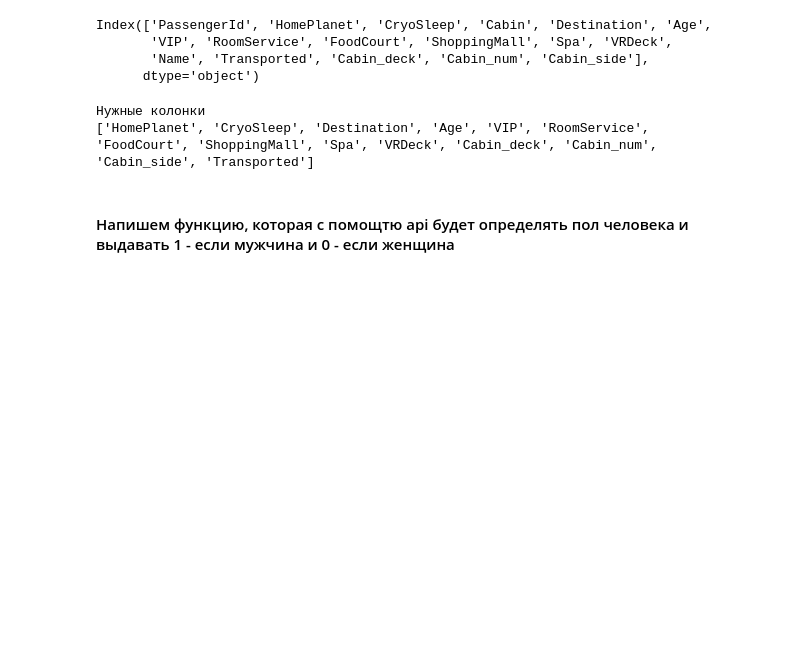
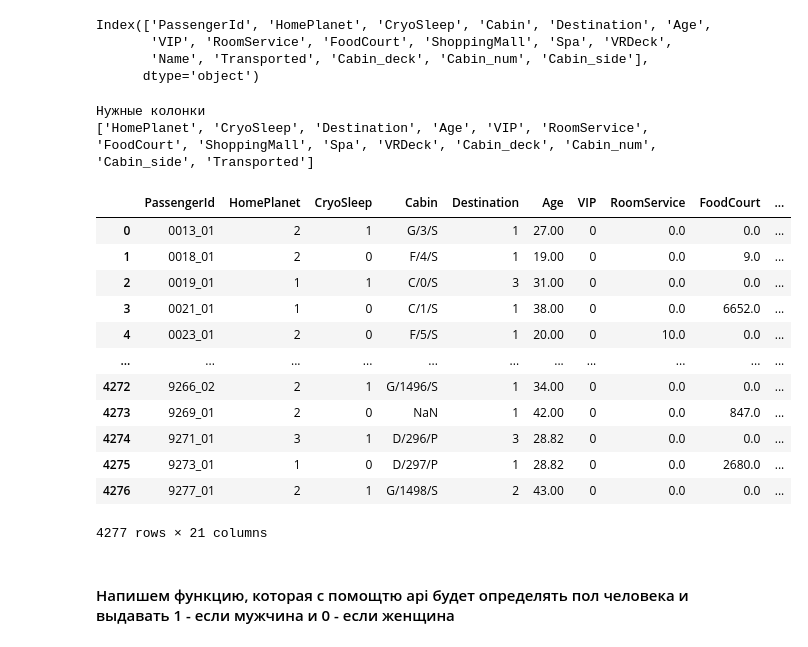
Before and after one commit to HghaVlad/ML_solutions, a Jupyter notebook: Spaceship_Titanic/make_features.ipynb, the cells around one changed output. Cells and saved outputs as stored; diff of their text form; code cells hidden in the pictures; blank space fills up the shorter version.

Commit message:
add fourth dataset

```diff
--- a/Spaceship_Titanic/make_features.ipynb
+++ b/Spaceship_Titanic/make_features.ipynb
@@ -274,5 +278,16 @@ def do_third_dataset(input_dataset):
     dataset['Sex'] = -1
     dataset.loc[dataset['Name'].isnull() == False, 'Sex'] = dataset[dataset['Name'].isnull() == False]['Name'].str.split(" ", expand=True)[0].agg(lambda x: unique_names[x])
     return dataset.drop("Name", axis=1)
+# %%
+def do_fourth_dataset(input_dataset):
+    names_list= pd.read_csv("features/name_list_full.csv").set_index("Full_name")['likelyGender'].agg(lambda x: 0 if x == "female" else 1).to_dict()
+    dataset = input_dataset.copy()
+    dataset['Sex'] = -1
+    dataset.loc[dataset['Name'].isnull() == False, 'Sex'] = dataset[dataset['Name'].isnull() == False]['Name'].agg(lambda x: names_list[x])
+    dataset['TotalServices'] = dataset['RoomService'] + dataset['FoodCourt'] + dataset['ShoppingMall'] + dataset['Spa']
+    dataset['MinServices'] = dataset[['RoomService', 'FoodCourt', 'ShoppingMall', 'Spa']].min(axis=1)
+    dataset['MeanServices'] = dataset[['RoomService', 'FoodCourt', 'ShoppingMall', 'Spa']].mean(axis=1)
+    dataset['MaxServices'] = dataset[['RoomService', 'FoodCourt', 'ShoppingMall', 'Spa']].max(axis=1)
+    return dataset
 # %%
 second_tt = do_second_dataset(df)
@@ -281 +294,19 @@ third_tt = do_third_dataset(second_tt)
+# %%
+fourth_tt = do_fourth_dataset(second_tt)
+# %%
+fourth_tt
+# %% [output]
+|  | PassengerId | HomePlanet | CryoSleep | Cabin | Destination | Age | VIP | RoomService | FoodCourt | ... |
+| 0 | 0013_01 | 2 | 1 | G/3/S | 1 | 27.00 | 0 | 0.0 | 0.0 | ... |
+| 1 | 0018_01 | 2 | 0 | F/4/S | 1 | 19.00 | 0 | 0.0 | 9.0 | ... |
+| 2 | 0019_01 | 1 | 1 | C/0/S | 3 | 31.00 | 0 | 0.0 | 0.0 | ... |
+| 3 | 0021_01 | 1 | 0 | C/1/S | 1 | 38.00 | 0 | 0.0 | 6652.0 | ... |
+| 4 | 0023_01 | 2 | 0 | F/5/S | 1 | 20.00 | 0 | 10.0 | 0.0 | ... |
+| ... | ... | ... | ... | ... | ... | ... | ... | ... | ... | ... |
+| 4272 | 9266_02 | 2 | 1 | G/1496/S | 1 | 34.00 | 0 | 0.0 | 0.0 | ... |
+| 4273 | 9269_01 | 2 | 0 | NaN | 1 | 42.00 | 0 | 0.0 | 847.0 | ... |
+| 4274 | 9271_01 | 3 | 1 | D/296/P | 3 | 28.82 | 0 | 0.0 | 0.0 | ... |
+| 4275 | 9273_01 | 1 | 0 | D/297/P | 1 | 28.82 | 0 | 0.0 | 2680.0 | ... |
+| 4276 | 9277_01 | 2 | 1 | G/1498/S | 2 | 43.00 | 0 | 0.0 | 0.0 | ... |
+4277 rows × 21 columns
 # %%
```
Also changed, not shown: parts of 35 cells of this notebook, 12 other files.
